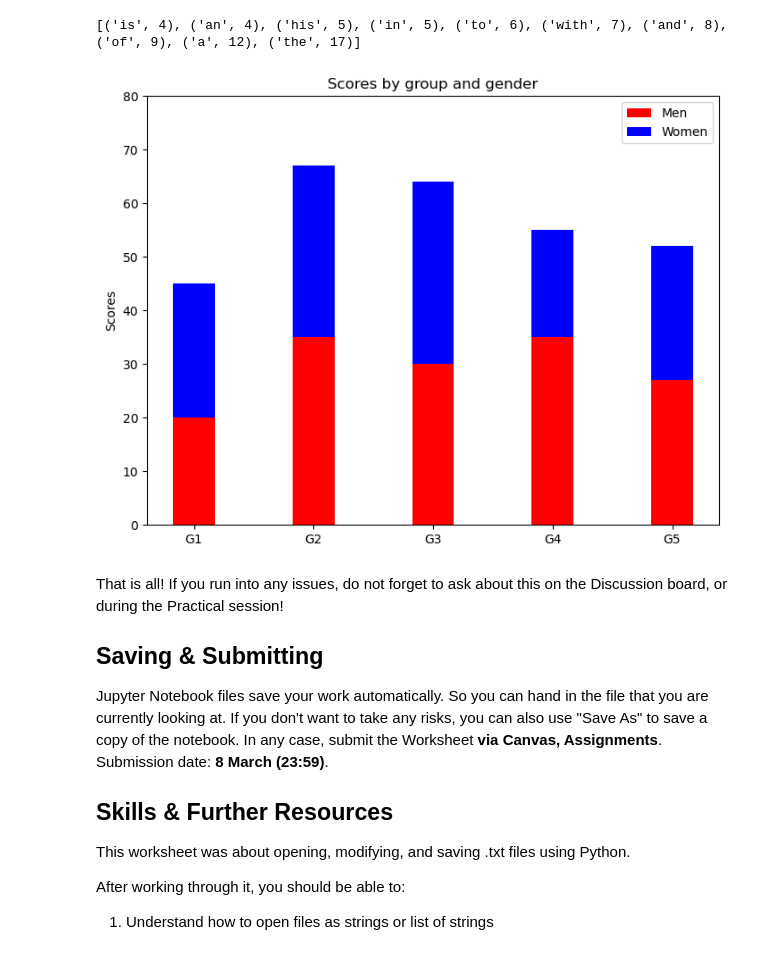
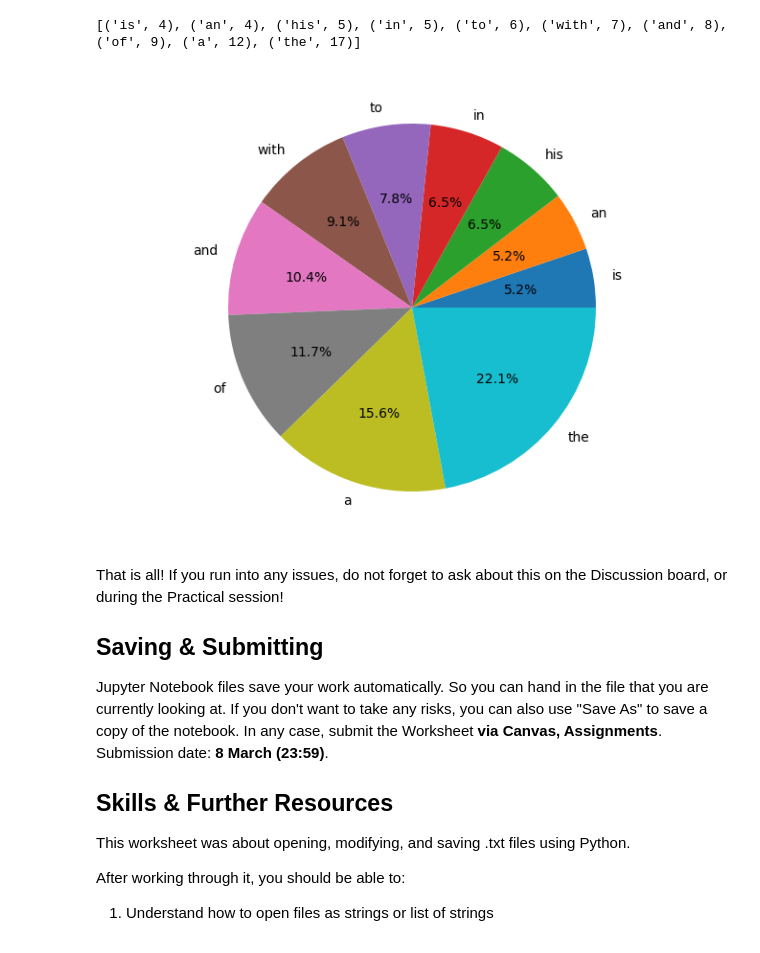
Before and after one commit to wentungwen/python_school_homework, a Jupyter notebook: worksheet_4/Worksheet_4.ipynb, the cells around one changed output. Cells and saved outputs as stored; diff of their text form; code cells hidden in the pictures.

Commit message:
feat: worksheet_4 added the graph

```diff
--- a/worksheet_4/Worksheet_4.ipynb
+++ b/worksheet_4/Worksheet_4.ipynb
@@ -187,30 +184,21 @@ print(round(mean(total_len)))
 # - top 10 most frequent words (with their frequency)
 all_words = [word for movie in movie_list for word in movie.split()]
 total_count = {c: all_words.count(c) for c in all_words}
-top_10 = sorted(total_count.items(), key=lambda x:x[1])
-print(top_10[-10:])
+top_10 = sorted(total_count.items(), key=lambda x:x[1])[-10:]
+print(top_10)
 # %% [output]
 [('is', 4), ('an', 4), ('his', 5), ('in', 5), ('to', 6), ('with', 7), ('and', 8), ('of', 9), ('a', 12), ('the', 17)]
-# %%
-# visual graph
-
-N = 5
-menMeans = (20, 35, 30, 35, 27)
-womenMeans = (25, 32, 34, 20, 25)
-ind = np.arange(N) # the x locations for the groups
-width = 0.35
-fig = plt.figure()
-ax = fig.add_axes([0,0,1,1])
-ax.bar(ind, menMeans, width, color='r')
-ax.bar(ind, womenMeans, width,bottom=menMeans, color='b')
-ax.set_ylabel('Scores')
-ax.set_title('Scores by group and gender')
-ax.set_xticks(ind, ('G1', 'G2', 'G3', 'G4', 'G5'))
-ax.set_yticks(np.arange(0, 81, 10))
-ax.legend(labels=['Men', 'Women'])
-plt.show()
-# %% [output]
-[figure, removed]
+# %%
+# visual graph - top 10 most frequent words (with their frequency)
+fig = plt.figure()
+ax = fig.add_axes([0,0,1,1])
+ax.axis('equal')
+top10_words = [word[0] for word in top_10]
+frequency = [word[1] for word in top_10]
+ax.pie(frequency, labels = top10_words,autopct='%1.1f%%')
+plt.show()
+# %% [output]
+[figure, added]
 # %% [markdown]
 That is all! If you run into any issues, do not forget to ask about this on the Discussion board, or during the Practical session!
 
```
Also changed, not shown: parts of 2 cells of this notebook.
